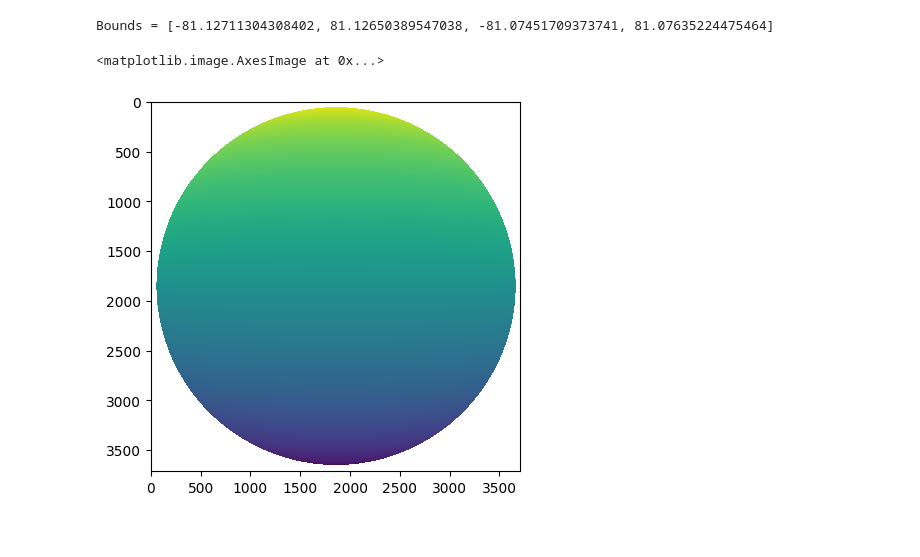
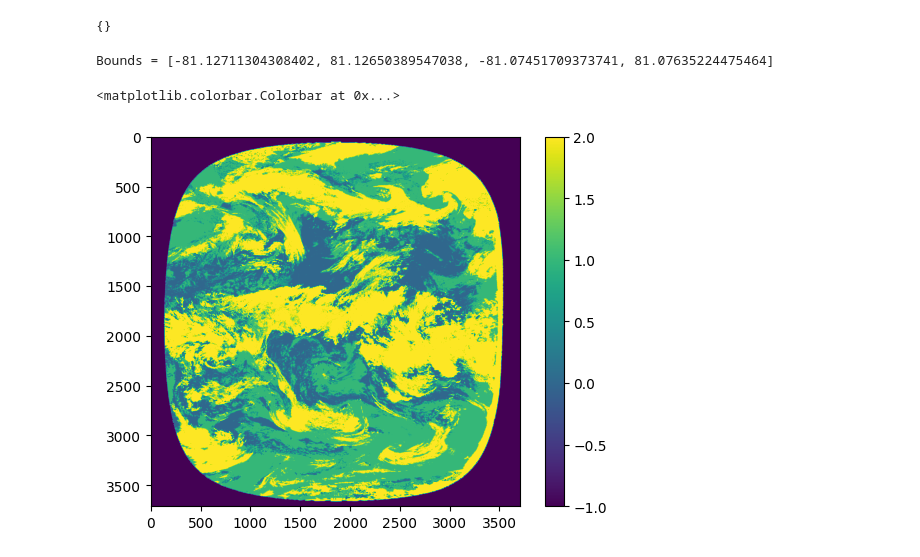
Before and after one commit to DragomirNikolov/Glaciation_time_estimatior, a Jupyter notebook: Data_preprocessing/test.ipynb, the cells around one changed output. Saved outputs shown, nothing was run; the diff lists cells and outputs as text; code cells hidden in the pictures.

```diff
--- a/Data_preprocessing/test.ipynb
+++ b/Data_preprocessing/test.ipynb
@@ -52,8 +42,20 @@ class Projection_transformer():
+# %%
+ds.lat.attrs={""}
+# %% [output]
+{}
 # %%
-sat_data=xr.load_dataset("/cluster/work/climate/dnikolo/CLAAS_Data/sample_2024/CPH/ORD57534/CPPin20241001000000405SVMSGI1UD.nc")
+sat_data=xr.load_dataset("/cluster/work/climate/dnikolo/CLAAS_Data/Unprocessed_data/2004_01/CPH/CPPin20040119193000405SVMSG01MD.nc")
 aux_data=xr.load_dataset("/cluster/work/climate/dnikolo/CLAAS_Data/claas3_level2_aux_data.nc",decode_times=False)
 # %%
 Transformer=Projection_transformer()
-Transformer.remap_data(sat_data,aux_data)
+Transformer.generate_lat_lon_prj(aux_data)
+remaped=Transformer.remap_data(sat_data["cph"].data)
 # %% [output]
 Bounds = [-81.12711304308402, 81.12650389547038, -81.07451709373741, 81.07635224475464]
+# %%
+import matplotlib.pyplot as plt
+plt.imshow(remaped[0,:,:])
+plt.colorbar()
+# %% [output]
+<matplotlib.colorbar.Colorbar at 0x...>
+[figure, added]
@@ -65,6 +77,0 @@ aux
-# %%
-import matplotlib.pyplot as plt
-plt.imshow(aux_data["lat"][0,:,:])
-# %% [output]
-<matplotlib.image.AxesImage at 0x...>
-[figure, removed]
```
Also changed, not shown: parts of 15 cells of this notebook, 10 other files.
